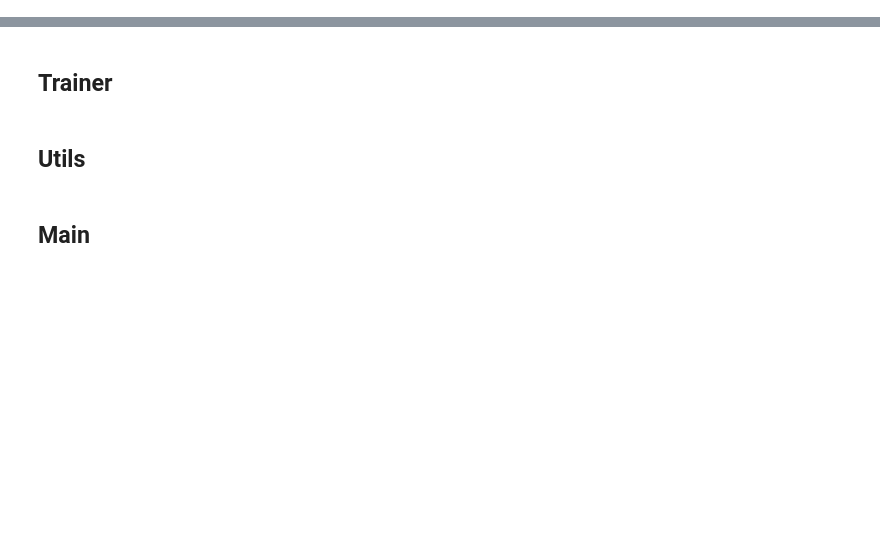
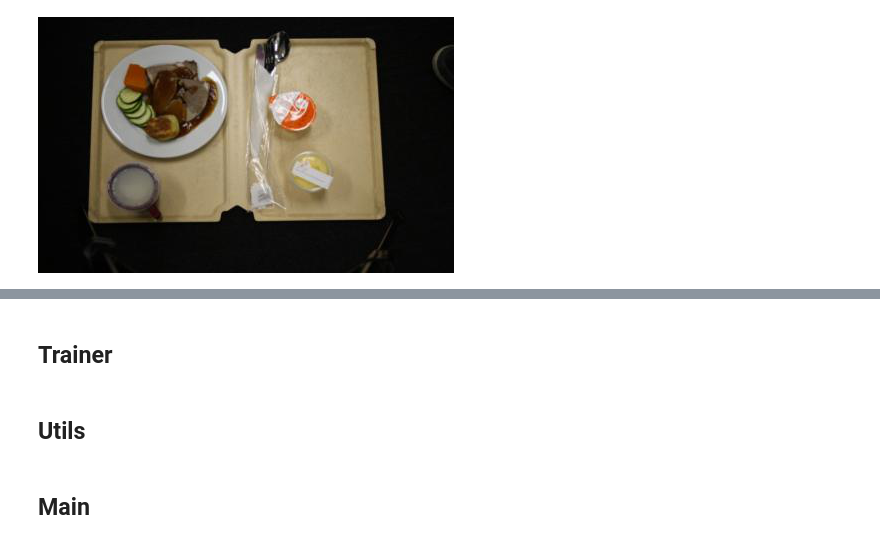
Before and after one commit to dldou/UNet, a Jupyter notebook: Unet.ipynb, the cells around one changed output, grey strips where cells are left out. Drawn from its saved outputs; the diff is of its cells as text; code cells hidden in the pictures; blank space fills up the shorter version.

```diff
--- a/Unet.ipynb
+++ b/Unet.ipynb
@@ -74,0 +118,12 @@ class MaskPILToTensor:
+# %%
+annotations_file_path    = '/home/dldou/Projets_ML/Unet/classes.csv'
+train_dataset_img_path   = '/home/dldou/Projets_ML/Unet/TrayDataset/TrayDataset/XTrain/'
+train_dataset_label_path = '/home/dldou/Projets_ML/Unet/TrayDataset/TrayDataset/yTrain/'
+
+train_dataset            = TrayDataset(annotations_file_path,
+                                       train_dataset_img_path, train_dataset_label_path
+                                       )
+
+classes = pd.read_csv(annotations_file_path)
+print(classes.head())
+print("Number of classes:", len(classes))
@@ -74,0 +138,5 @@ class MaskPILToTensor:
+# %%
+# images
+train_dataset[0][0]
+# %% [output]
+[figure, added]
```
Also changed, not shown: parts of 24 cells of this notebook.
